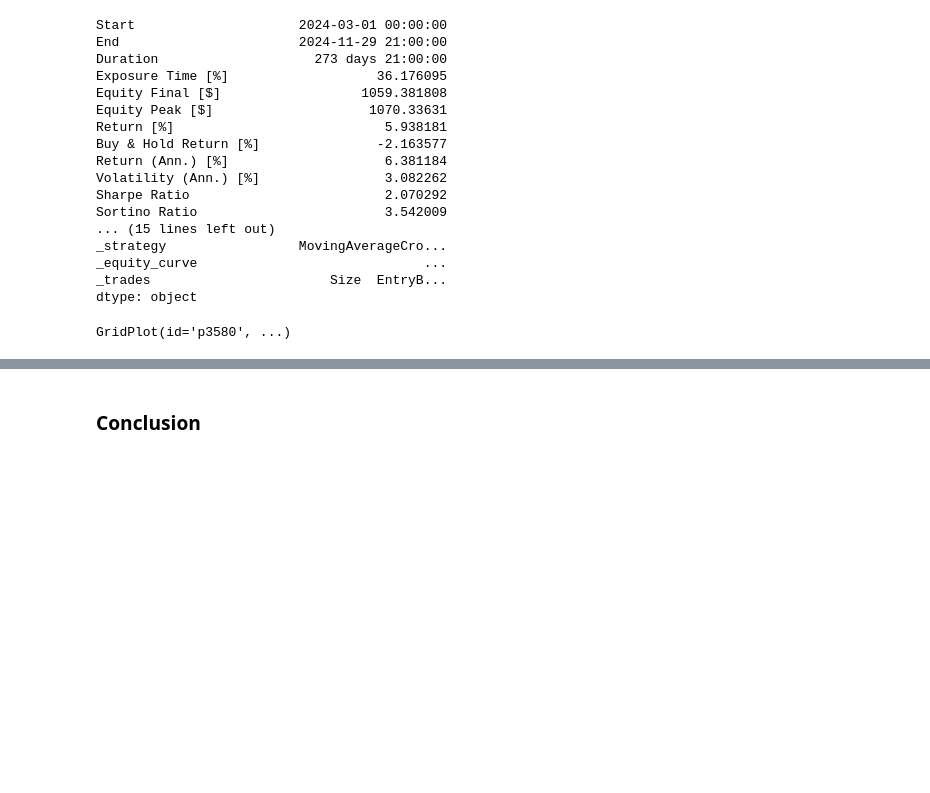
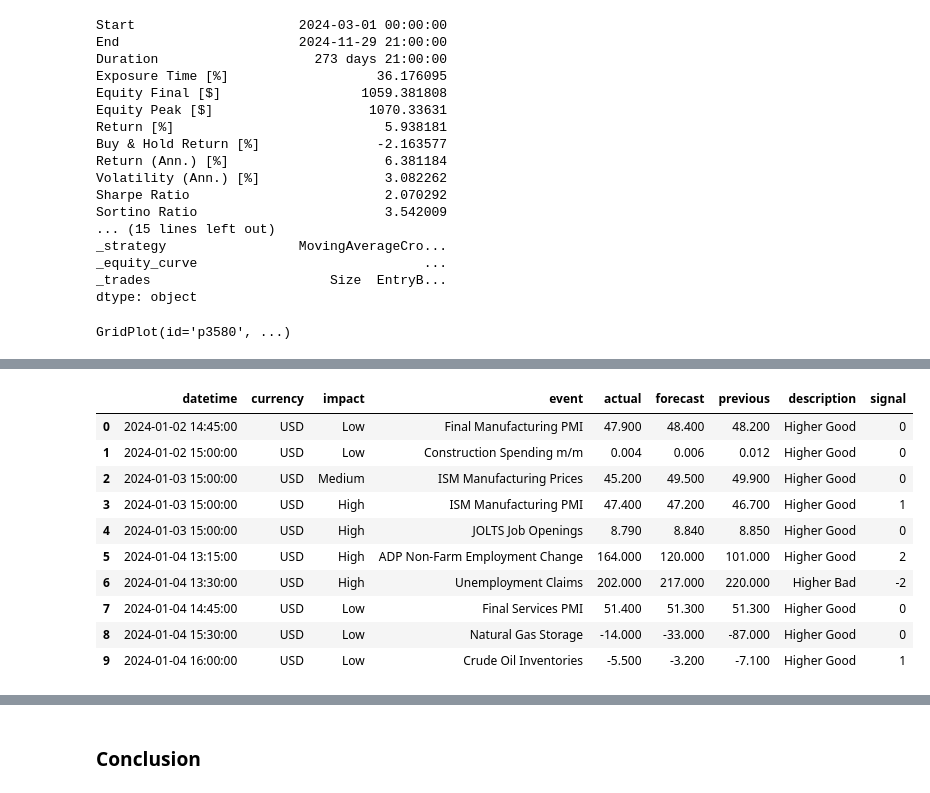
Before and after one commit to Kwamena-A-Yamoah/Forex_Trading_Bot_and_Analysis, a Jupyter notebook: backtest/using backtest lib/ma_eurusdm (bkt).ipynb, the cells around one changed output, grey strips where cells are left out. Saved outputs shown, nothing was run; the diff lists cells and outputs as text; code cells hidden in the pictures; blank space fills up the shorter version.

Commit message:
ma_eurusdm update

```diff
--- a/backtest/using backtest lib/ma_eurusdm (bkt).ipynb
+++ b/backtest/using backtest lib/ma_eurusdm (bkt).ipynb
@@ -343,0 +1300,92 @@ GridPlot(id='p3580', ...)
+# %%
+import pandas as pd
+
+# Load the excel file
+data = pd.read_excel("C:/Users/Pc/Desktop/Python_trading_bot/Forex_Trading_Bot_and_Analysis/backtest/economic_news/EURUSDm_econ_news.xlsx")
+economic_news = pd.DataFrame(data)
+
+# Convert to datetime
+economic_news["datetime"] = pd.to_datetime(economic_news["datetime"])
+
+# Define the classification function with dynamic thresholds
+def classify_event(row):
+    event = row['event']
+    actual = row['actual']
+    previous = row['previous']
+
+    # List of Higher Bad events based on the event name
+    higher_bad_events = [
+        'Unemployment Rate', 'Unemployment Claims', 'Trade Balance',
+        'Goods Trade Balance', 'Federal Budget Balance'
+    ]
+
+    # Dynamic thresholds for specific events
+    if event in ['CPI m/m', 'CPI y/y', 'Core CPI m/m', 'PPI m/m', 'Core PPI m/m']:
+        if actual > 2:  # Higher Bad if inflation is above 2%
+            return "Higher Bad"
+        else:
+            return "Higher Good"
+
+    if event in ['Trade Balance', 'Goods Trade Balance']:
+        if actual < previous:  # Higher Bad if trade deficit widens
+            return "Higher Bad"
+        else:
+            return "Higher Good"
+
+    # If event is in the higher bad list, classify as Higher Bad
+    if event in higher_bad_events:
+        return "Higher Bad"
+
+    # For all other events, classify as Higher Good
+    return "Higher Good"
+
+# Create the signal column with weighted scores
+def calculate_signal(row):
+    signal = 0
+    deviation_forecast = (row["actual"] - row["forecast"]) / row["forecast"] if row["forecast"] != 0 else 0
+    deviation_previous = (row["actual"] - row["previous"]) / row["previous"] if row["previous"] != 0 else 0
+
+    if row["description"] == "Higher Good":
+        if deviation_forecast > 0.01:  # Significant positive deviation
+            signal += 1
+        if deviation_previous > 0.01:  # Significant improvement from previous
+            signal += 1
+    elif row["description"] == "Higher Bad":
+        if deviation_forecast < -0.01:  # Significant negative deviation
+            signal -= 1
+        if deviation_previous < -0.01:  # Significant deterioration from previous
+            signal -= 1
+
+    return signal
+
+# Create the trend column with more granularity
+def determine_trend(row):
+    if row["signal"] >= 2:
+        return f"very strong {row['currency']}"
+    elif row["signal"] == 1:
+        return f"strong {row['currency']}"
+    elif row["signal"] <= -2:
+        return f"very weak {row['currency']}"
+    elif row["signal"] == -1:
+        return f"weak {row['currency']}"
+    else:
+        return "neutral"
+
+# Apply the functions
+economic_news['description'] = economic_news.apply(classify_event, axis=1)
+economic_news["signal"] = economic_news.apply(calculate_signal, axis=1)
+
+# Display the results
+economic_news.head(10)
+# %% [output]
+|  | datetime | currency | impact | event | actual | forecast | previous | description | signal |
+| 0 | 2024-01-02 14:45:00 | USD | Low | Final Manufacturing PMI | 47.900 | 48.400 | 48.200 | Higher Good | 0 |
+| 1 | 2024-01-02 15:00:00 | USD | Low | Construction Spending m/m | 0.004 | 0.006 | 0.012 | Higher Good | 0 |
+| 2 | 2024-01-03 15:00:00 | USD | Medium | ISM Manufacturing Prices | 45.200 | 49.500 | 49.900 | Higher Good | 0 |
+| 3 | 2024-01-03 15:00:00 | USD | High | ISM Manufacturing PMI | 47.400 | 47.200 | 46.700 | Higher Good | 1 |
+| 4 | 2024-01-03 15:00:00 | USD | High | JOLTS Job Openings | 8.790 | 8.840 | 8.850 | Higher Good | 0 |
+| 5 | 2024-01-04 13:15:00 | USD | High | ADP Non-Farm Employment Change | 164.000 | 120.000 | 101.000 | Higher Good | 2 |
+| 6 | 2024-01-04 13:30:00 | USD | High | Unemployment Claims | 202.000 | 217.000 | 220.000 | Higher Bad | -2 |
+| 7 | 2024-01-04 14:45:00 | USD | Low | Final Services PMI | 51.400 | 51.300 | 51.300 | Higher Good | 0 |
+| 8 | 2024-01-04 15:30:00 | USD | Low | Natural Gas Storage | -14.000 | -33.000 | -87.000 | Higher Good | 0 |
+| 9 | 2024-01-04 16:00:00 | USD | Low | Crude Oil Inventories | -5.500 | -3.200 | -7.100 | Higher Good | 1 |
```
Also changed, not shown: parts of 54 cells of this notebook, 6 other files.
